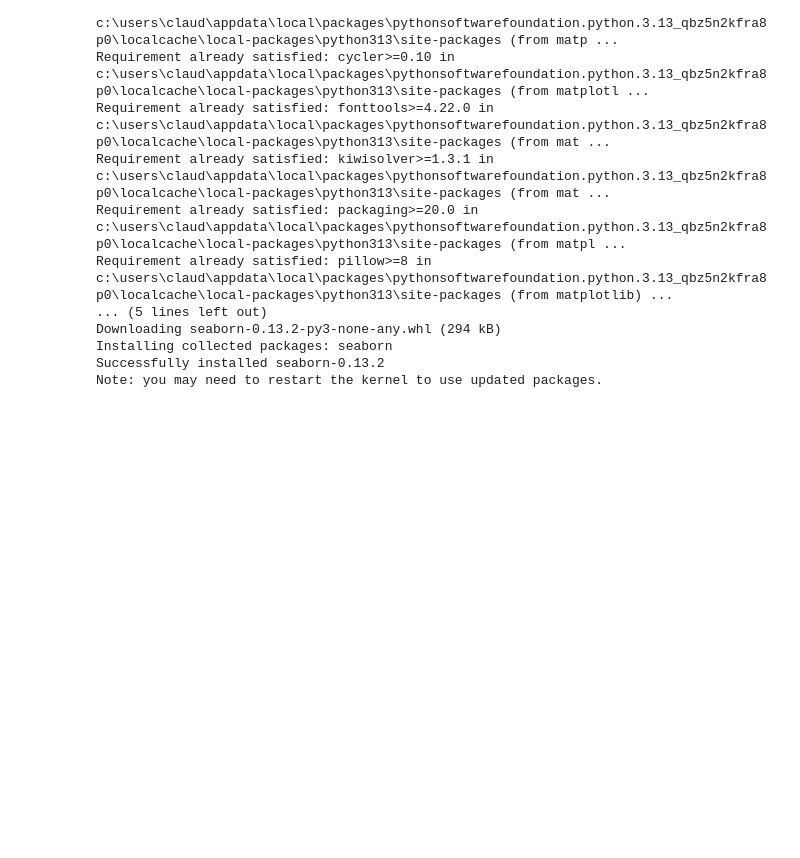
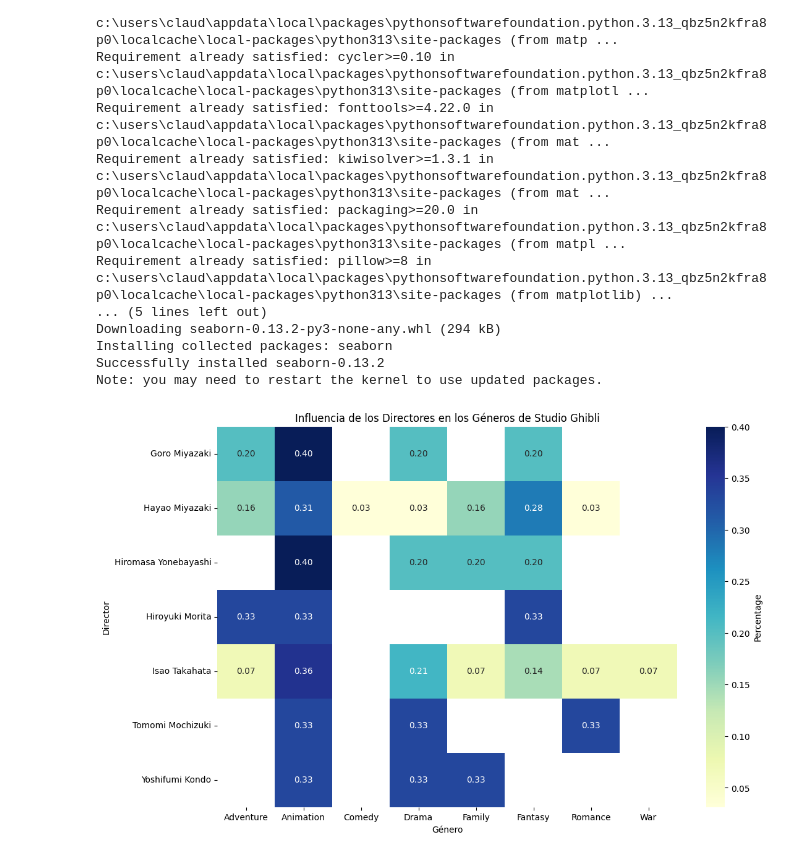
Before and after one commit to Inkhemi/Tarea_1_Grupo_11_CC, a Jupyter notebook: Código/Claudio_Rodriguez/tarea_1.ipynb, the cells around one changed output. Drawn from its saved outputs; the diff is of its cells as text; code cells hidden in the pictures; blank space fills up the shorter version.

```diff
--- a/Código/Claudio_Rodriguez/tarea_1.ipynb
+++ b/Código/Claudio_Rodriguez/tarea_1.ipynb
@@ -38,3 +38,30 @@ def convertir_a_minutos(duracion):
 	return horas * 60 + minutos
 
 df['Duration'] = df['Duration'].apply(convertir_a_minutos)
+# %%
+# Crear un DataFrame con los géneros asociados a cada director
+director_genres = df.melt(id_vars=['Director'], value_vars=['Genre 1', 'Genre 2', 'Genre 3'],
+						  var_name='Genre_Type', value_name='Genre').dropna()
+
+# Contar la cantidad de veces que cada director ha trabajado en cada género
+director_genre_counts = director_genres.groupby(['Director', 'Genre']).size().reset_index(name='Count')
+
+# Calcular el total de géneros en los que ha trabajado cada director
+director_total_genres = director_genre_counts.groupby('Director')['Count'].sum().reset_index(name='Total')
+
+# Unir los datos para calcular el porcentaje
+director_genre_percentage = pd.merge(director_genre_counts, director_total_genres, on='Director')
+director_genre_percentage['Percentage'] = director_genre_percentage['Count'] / director_genre_percentage['Total']
+# %%
+# Crear una tabla pivote para el mapa de calor
+heatmap_data = director_genre_percentage.pivot(index="Director", columns="Genre", values="Percentage")
+
+# Crear el mapa de calor
+plt.figure(figsize=(12, 8))
+sns.heatmap(heatmap_data, annot=True, fmt=".2f", cmap="YlGnBu", cbar_kws={'label': 'Percentage'})
+plt.title("Influencia de los Directores en los Géneros de Studio Ghibli")
+plt.xlabel("Género")
+plt.ylabel("Director")
+plt.show()
+# %% [output]
+[figure, added]
```
